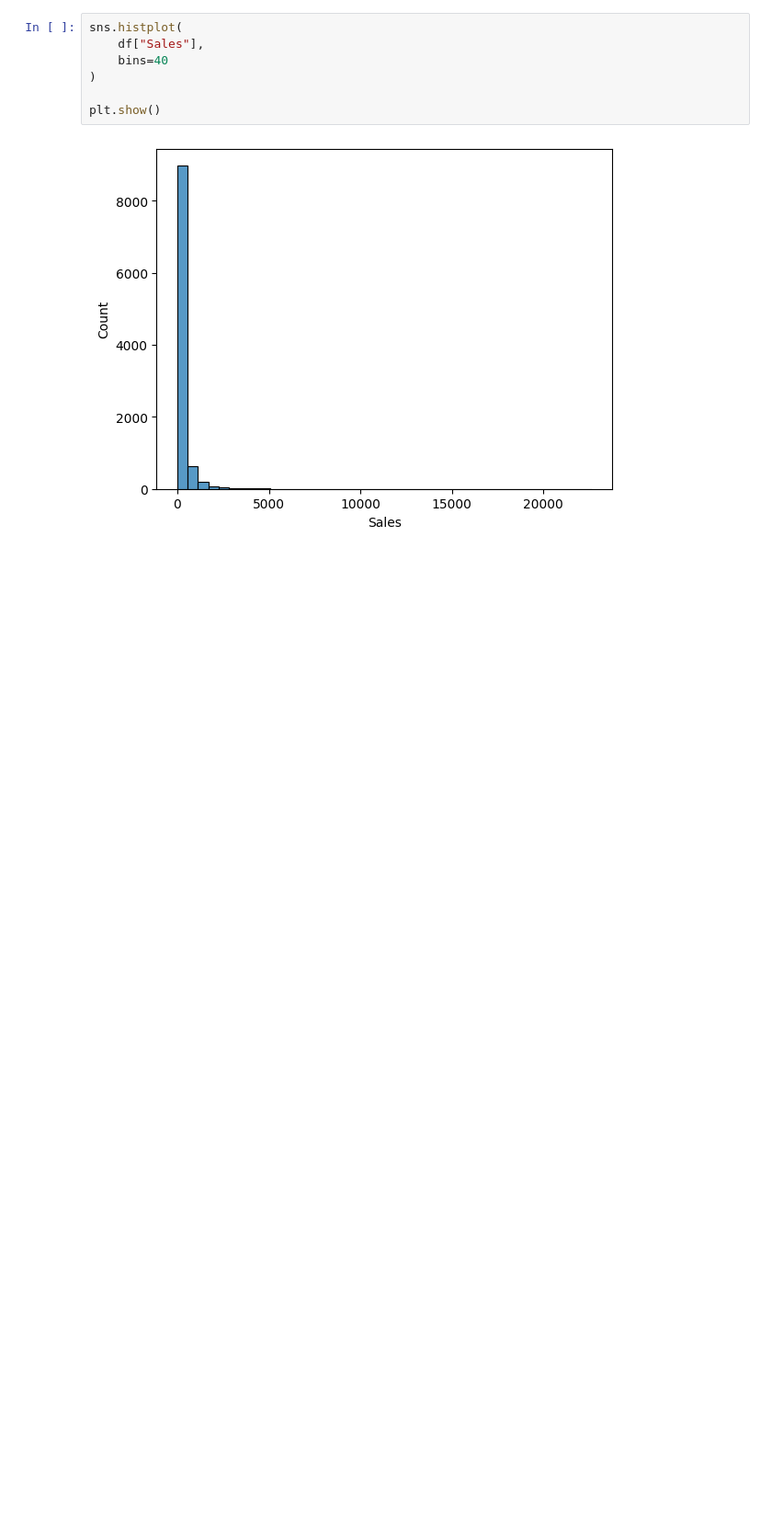
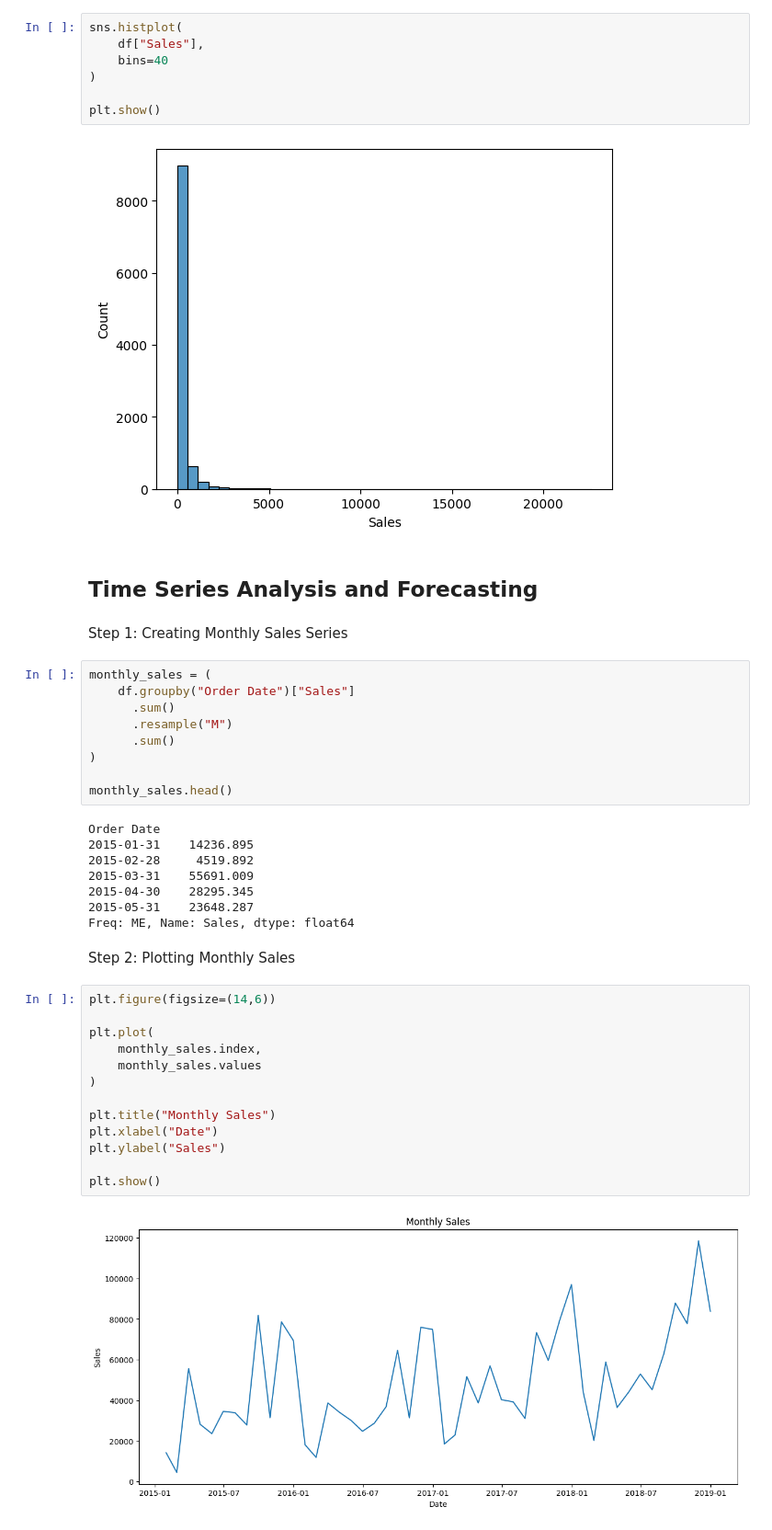
Before and after one commit to AmirhosseinAshrafi99/Sales-Forecasting-Analysis, a Jupyter notebook: notebooks/sales_forecasting_analysis.ipynb, the cells around one changed output. Shown at 92% size. Saved outputs shown, nothing was run; the diff lists cells and outputs as text; blank space fills up the shorter version.

```diff
--- a/notebooks/sales_forecasting_analysis.ipynb
+++ b/notebooks/sales_forecasting_analysis.ipynb
@@ -587,3 +587,41 @@ sns.histplot(
 plt.show()
 # %% [output]
 [figure]
+# %% [markdown]
+## Time Series Analysis and Forecasting
+# %% [markdown]
+Step 1: Creating Monthly Sales Series
+# %%
+monthly_sales = (
+    df.groupby("Order Date")["Sales"]
+      .sum()
+      .resample("M")
+      .sum()
+)
+
+monthly_sales.head()
+# %% [output]
+Order Date
+2015-01-31    14236.895
+2015-02-28     4519.892
+2015-03-31    55691.009
+2015-04-30    28295.345
+2015-05-31    23648.287
+Freq: ME, Name: Sales, dtype: float64
+# %% [markdown]
+Step 2: Plotting Monthly Sales
+# %%
+plt.figure(figsize=(14,6))
+
+plt.plot(
+    monthly_sales.index,
+    monthly_sales.values
+)
+
+plt.title("Monthly Sales")
+plt.xlabel("Date")
+plt.ylabel("Sales")
+
+plt.show()
+# %% [output]
+[figure, added]
```
Also changed, not shown: parts of 59 cells of this notebook, 5 other files.
